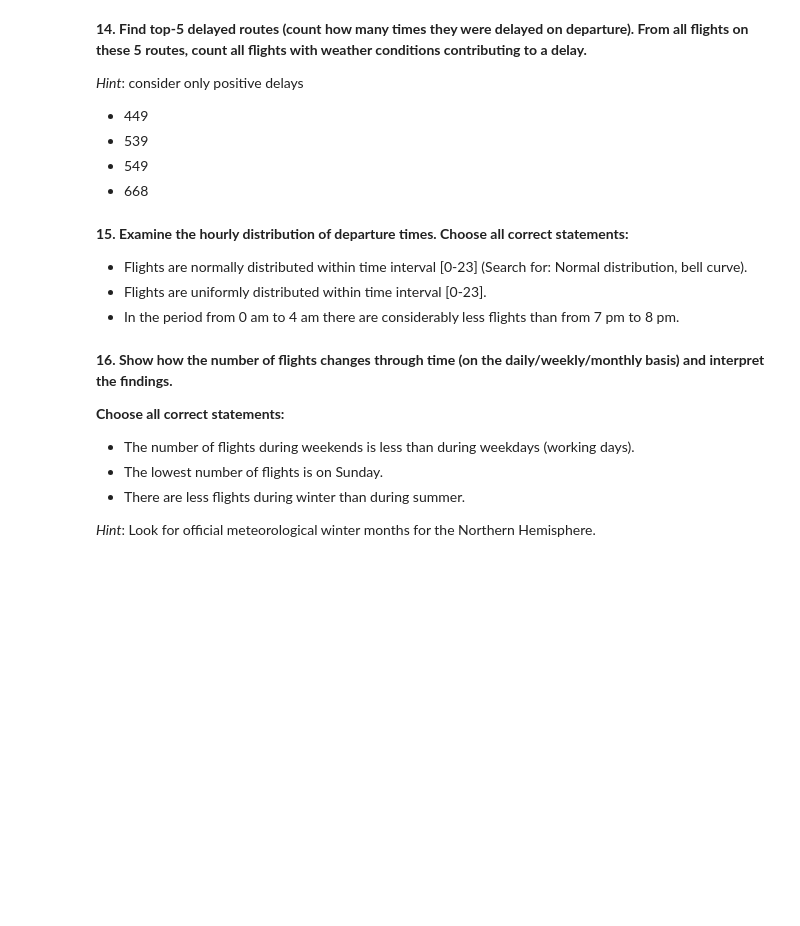
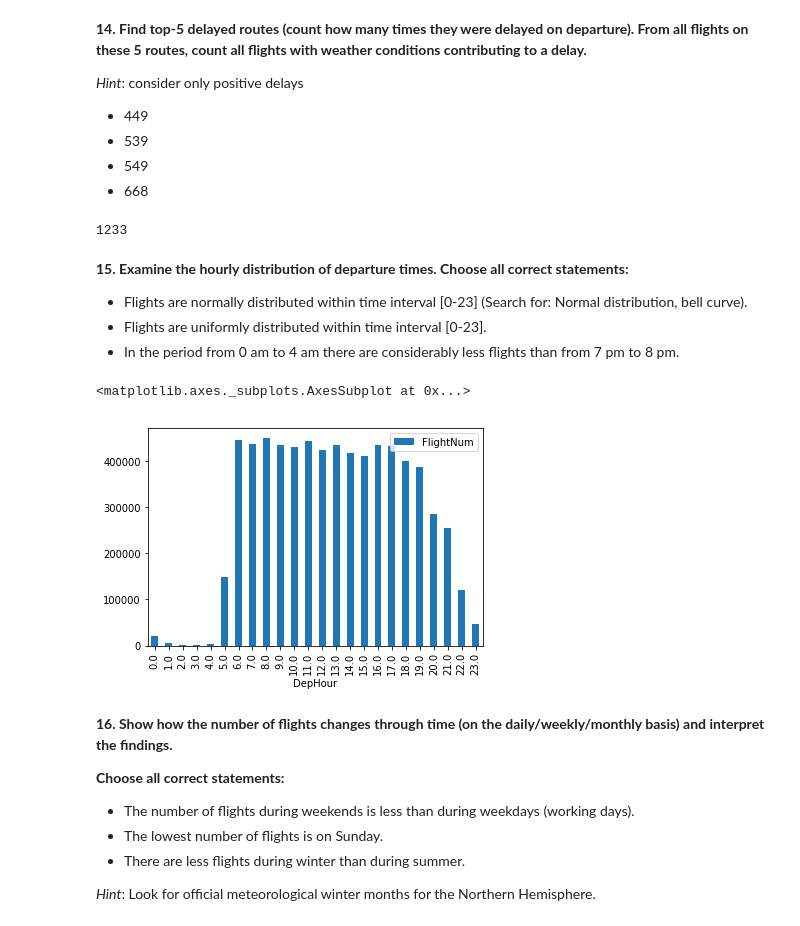
Before and after one commit to locdeqe/PyMath, a Jupyter notebook: ml_course/a1/assignment1_USA_flights_EDA.ipynb, the cells around one changed output. Saved outputs shown, nothing was run; the diff lists cells and outputs as text; code cells hidden in the pictures; blank space fills up the shorter version.

```diff
--- a/ml_course/a1/assignment1_USA_flights_EDA.ipynb
+++ b/ml_course/a1/assignment1_USA_flights_EDA.ipynb
@@ -473,3 +536,10 @@ _Hint_: consider only positive delays
+# %%
+top5DelayerRouts = flights_df.query('DepDelay > 0').groupby(['Origin', 'Dest']).agg({'FlightNum': len}).sort_values('FlightNum', ascending=False).iloc[:5].index.values.tolist();
+Origin = [top5DelayerRouts[0][0], top5DelayerRouts[1][0], top5DelayerRouts[2][0], top5DelayerRouts[3][0], top5DelayerRouts[4][0]]
+Dest = [top5DelayerRouts[0][1], top5DelayerRouts[1][1], top5DelayerRouts[2][1], top5DelayerRouts[3][1], top5DelayerRouts[4][1]]
+len(flights_df[flights_df['Origin'].isin(Origin) & flights_df['Dest'].isin(Dest) & (flights_df['WeatherDelay'] > 0)].index)
+# %% [output]
+1233
 # %% [markdown]
 **15. Examine the hourly distribution of departure times. Choose all correct statements:**
 
@@ -481,3 +549,8 @@ _Hint_: consider only positive delays
+# %%
+flights_df.groupby('DepHour').agg({'FlightNum': len}).plot(kind='bar')
+# %% [output]
+<matplotlib.axes._subplots.AxesSubplot at 0x...>
+[figure, added]
 # %% [markdown]
 **16. Show how the number of flights changes through time (on the daily/weekly/monthly basis) and interpret the findings.**
 
```
Also changed, not shown: parts of 20 cells of this notebook.
